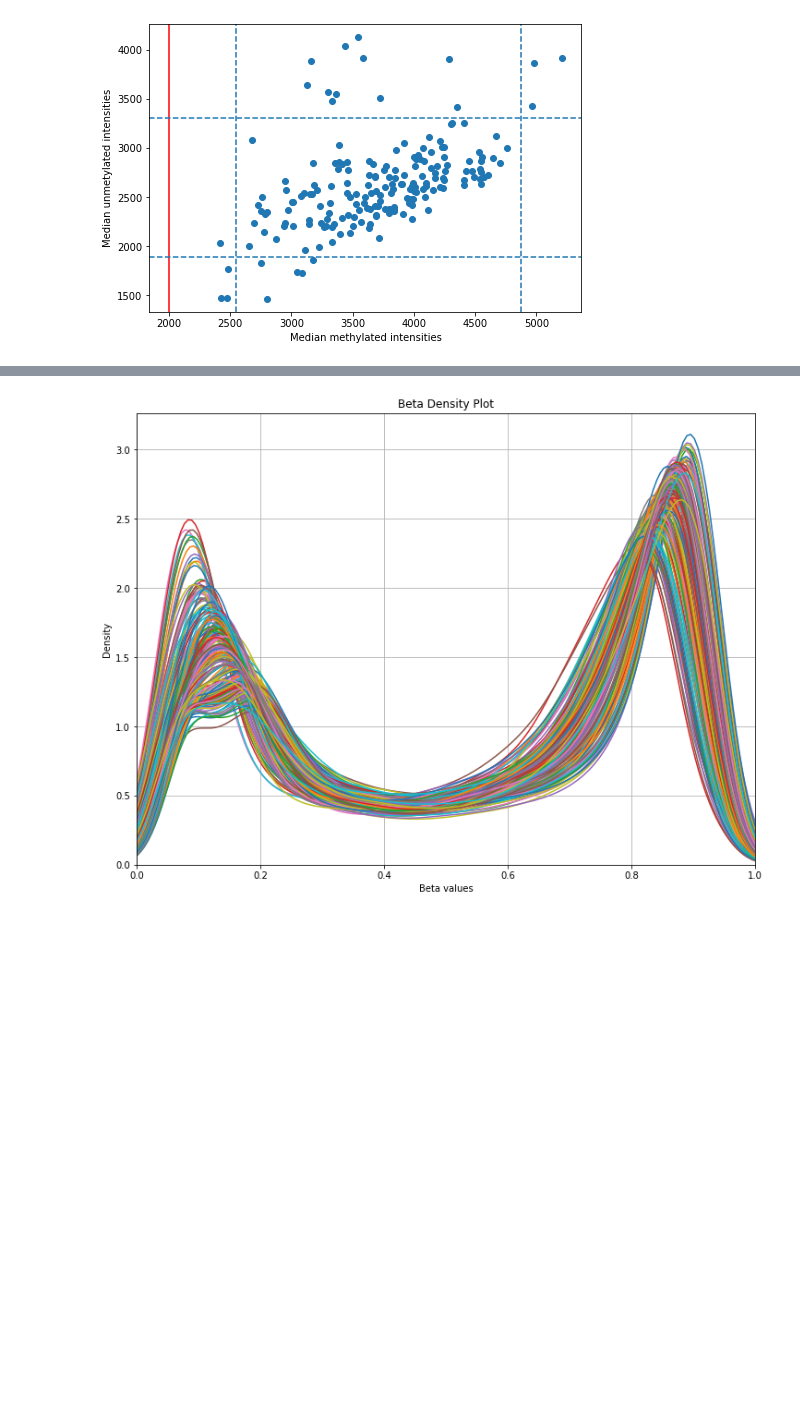
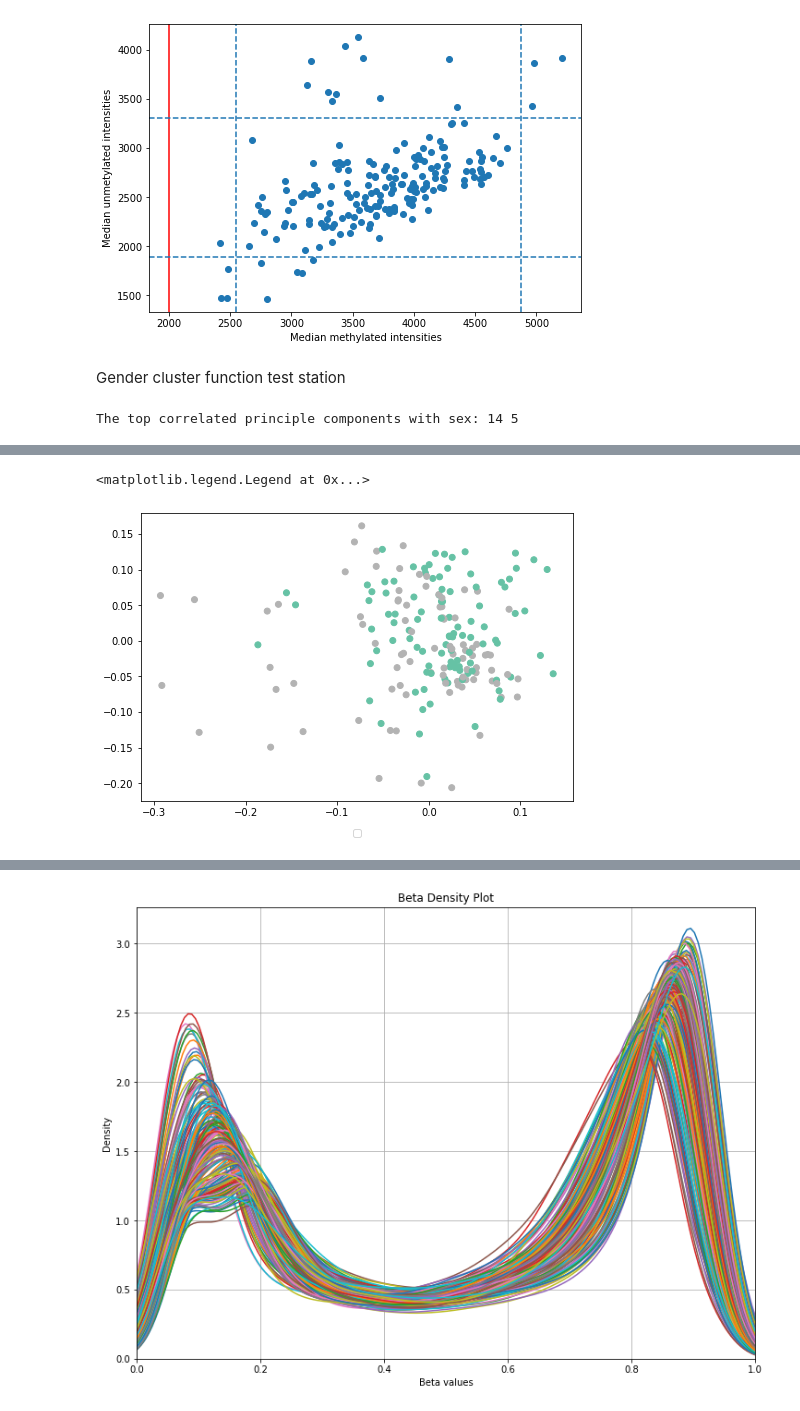
Before and after one commit to Waterkers/Federated_Differential_Methylation_Analysis, a Jupyter notebook: preprocessing_r_integrated.ipynb, the cells around one changed output, grey strips where cells are left out. Drawn from its saved outputs; the diff is of its cells as text; code cells hidden in the pictures; blank space fills up the shorter version.

Commit message:
written the QC_Frame generation in the (un)methylated intensities check, added a function translation test section that will be removed eventually

```diff
--- a/preprocessing_r_integrated.ipynb
+++ b/preprocessing_r_integrated.ipynb
@@ -294,0 +299,55 @@ QC_frame = sample_sheet_GSE66351
+# %% [markdown]
+Gender cluster function test station
+# %%
+from sklearn.decomposition import PCA
+import numpy as np
+import pandas as pd
+from scipy.stats import pearsonr
+from sklearn.cluster import KMeans
+
+betas = GSE66351_betas
+npcs = 20
+sex = sample_sheet_GSE66351["Sex"]
+random_state = 42 #to make sure to PCA output is stabel when the code is run multiple times on the same dataset
+thres = 0.2
+
+if npcs > len(betas.columns):
+    npcs = len(betas.columns)
+    print("As there are only", len(betas.columns), "samples, this is the total number of PCs that can be looked at")
+
+
+complete_betas = betas.dropna(axis = 0, how = "any") # drop any rows - probes - that contain missing/NaN values
+pca = PCA(n_components = npcs)
+pca_results = pca.fit(complete_betas) #also performs zero-centering before fitting the PCA model, same as the r function used in the original code
+
+pca_iterator = np.arange(0, npcs)
+pca_cor = []
+codes_sex, unique = pd.factorize(sex)
+for id, x in np.ndenumerate(pca_iterator):
+    cor, p_value = pearsonr(pca_results.components_[x,], codes_sex)
+    pca_cor.append(float(cor)) # turn into list append
+
+
+pc_output = pd.DataFrame({"PC": pca_iterator, "Correlation": pca_cor})
+pc_output.sort_values(by = "Correlation", key = pd.Series.abs, ascending = False, inplace=True) #sort the PCA-gender correlations in descending order
+first = abs(pc_output.iloc[0]) #get the two highest correlated PCs
+second = abs(pc_output.iloc[1])
+print("The top correlated principle components with sex:", first.name + 1, second.name + 1) #the +1 is necessary to get the correct PC number when compared to R since python
+# indexes from 0 and R from 1
+
+KMeans_sex = KMeans(n_clusters = 2, random_state = random_state).fit(pca_results.components_[pc_output[abs(pc_output) > thres].dropna().index,].transpose())
+predSex_num = KMeans_sex.labels_
+# %% [output]
+The top correlated principle components with sex: 14 5
+# %%
+PC_first = pca_results.components_[np.int_(first[0])]
+PC_second = pca_results.components_[np.int_(second[0])]
+data_to_plot = pd.DataFrame({"Sex" : np.asarray(sex), "PC first" : PC_first, "PC second" : PC_second})
+data_to_plot.reset_index()
+%matplotlib inline
+fig = plt.figure()
+ax = fig.add_axes([0,0,1,1])
+colours = {"F" : "red", "M" : "blue"}
+ax.scatter(pca_results.components_[np.int_(first[0])], pca_results.components_[np.int_(second[0])], c = codes_sex, cmap="Set2")
+ax.legend(loc = "upper center", bbox_to_anchor = (0.5, -0.08))
+# %% [output]
@@ -294,0 +355,2 @@ QC_frame = sample_sheet_GSE66351
+<matplotlib.legend.Legend at 0x...>
+[figure, added]
```
Also changed, not shown: parts of 10 cells of this notebook.
